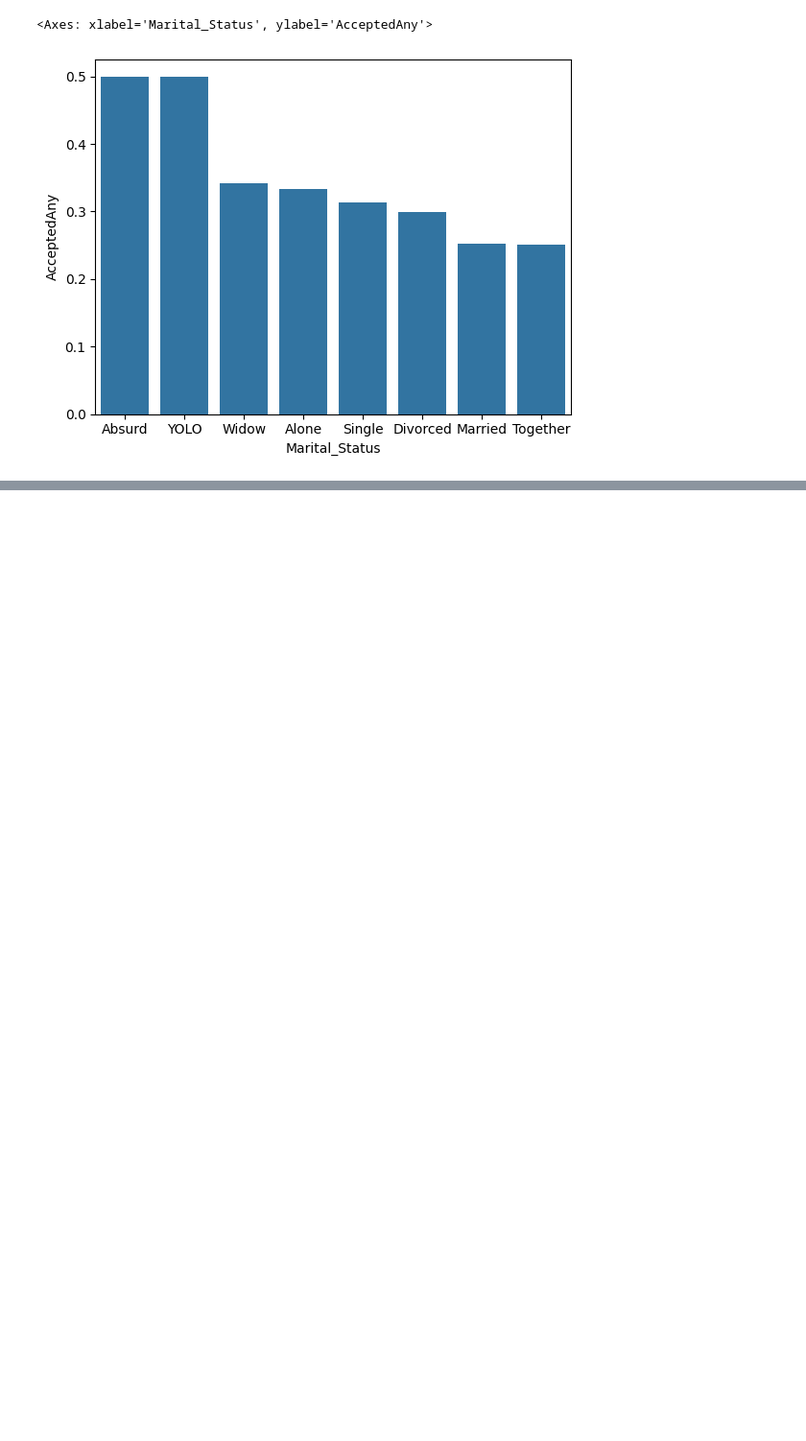
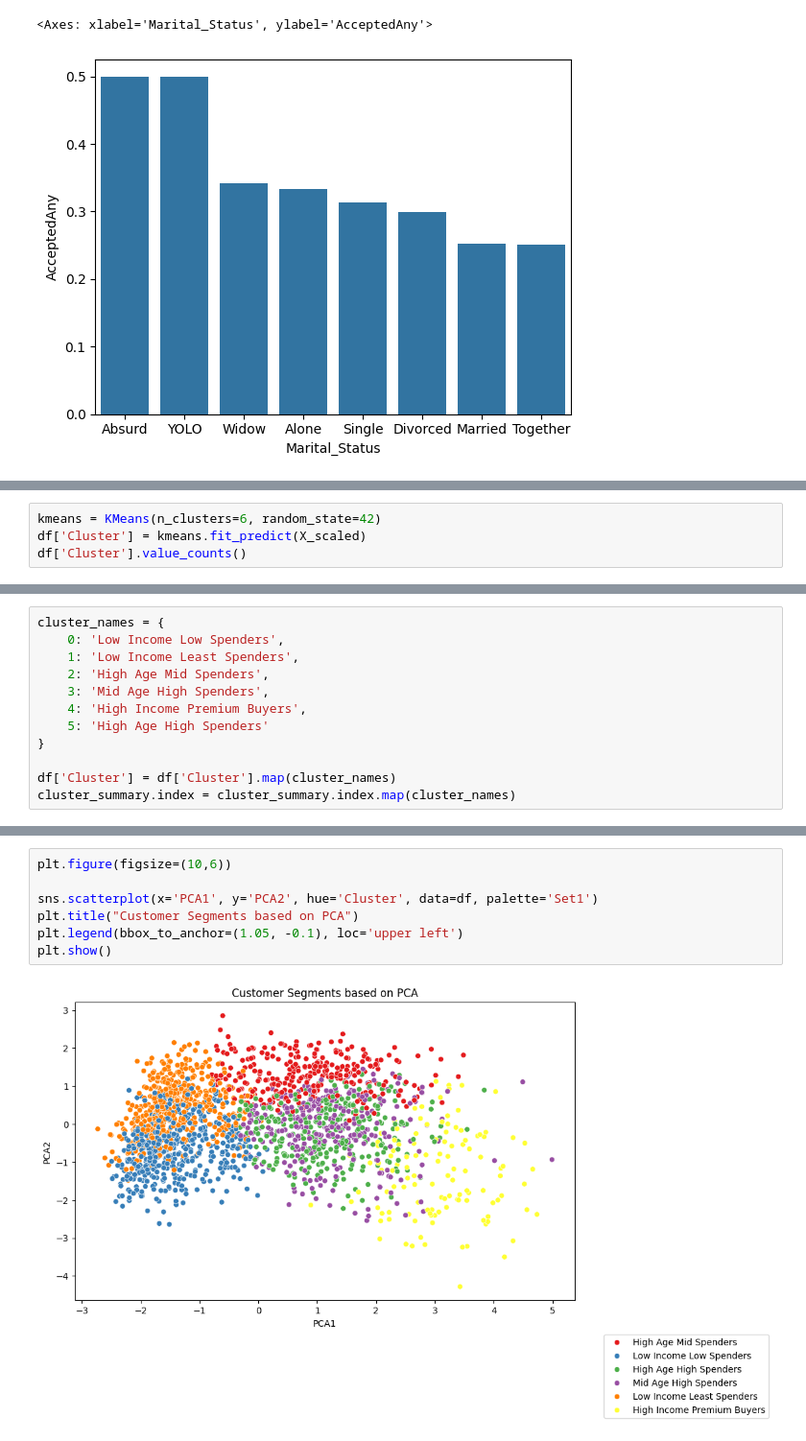
Before and after one commit to RaviNamdeoo/Customer_Segmentation_Analysis, a Jupyter notebook: Customer_segment.ipynb, the cells around one changed output, grey strips where cells are left out. Shown at 96% size. Cells and saved outputs as stored; diff of their text form; blank space fills up the shorter version.

```diff
--- a/Customer_segment.ipynb
+++ b/Customer_segment.ipynb
@@ -594,0 +737,4 @@ sns.barplot(data=grp2)
+# %%
+kmeans = KMeans(n_clusters=6, random_state=42)
+df['Cluster'] = kmeans.fit_predict(X_scaled)
+df['Cluster'].value_counts()
@@ -594,0 +762,12 @@ sns.barplot(data=grp2)
+# %%
+cluster_names = {
+    0: 'Low Income Low Spenders',
+    1: 'Low Income Least Spenders',
+    2: 'High Age Mid Spenders',
+    3: 'Mid Age High Spenders',
+    4: 'High Income Premium Buyers',
+    5: 'High Age High Spenders'
+}
+
+df['Cluster'] = df['Cluster'].map(cluster_names)
+cluster_summary.index = cluster_summary.index.map(cluster_names)
@@ -594,0 +842,9 @@ sns.barplot(data=grp2)
+# %%
+plt.figure(figsize=(10,6))
+
+sns.scatterplot(x='PCA1', y='PCA2', hue='Cluster', data=df, palette='Set1')
+plt.title("Customer Segments based on PCA")
+plt.legend(bbox_to_anchor=(1.05, -0.1), loc='upper left')
+plt.show()
+# %% [output]
+[figure, added]
```
Also changed, not shown: parts of 29 cells of this notebook, 2 other files.
